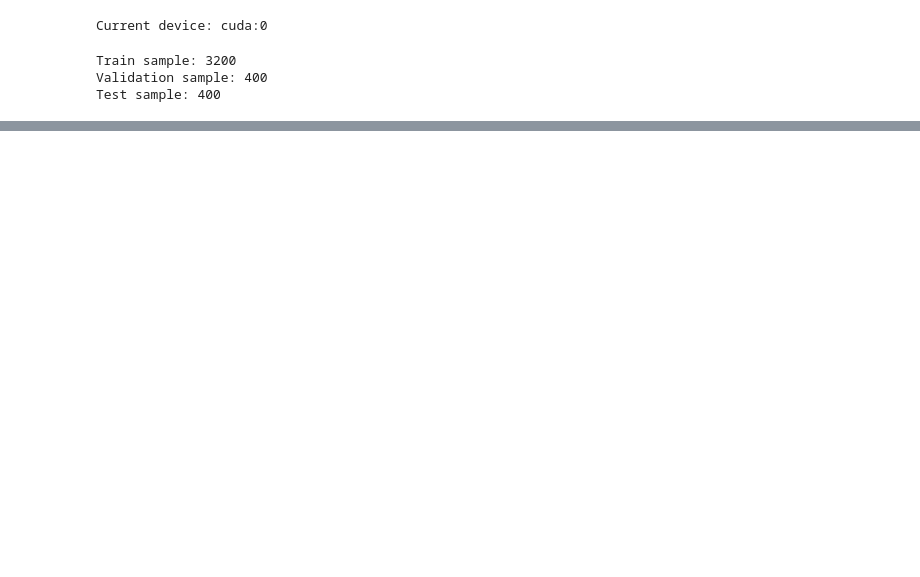
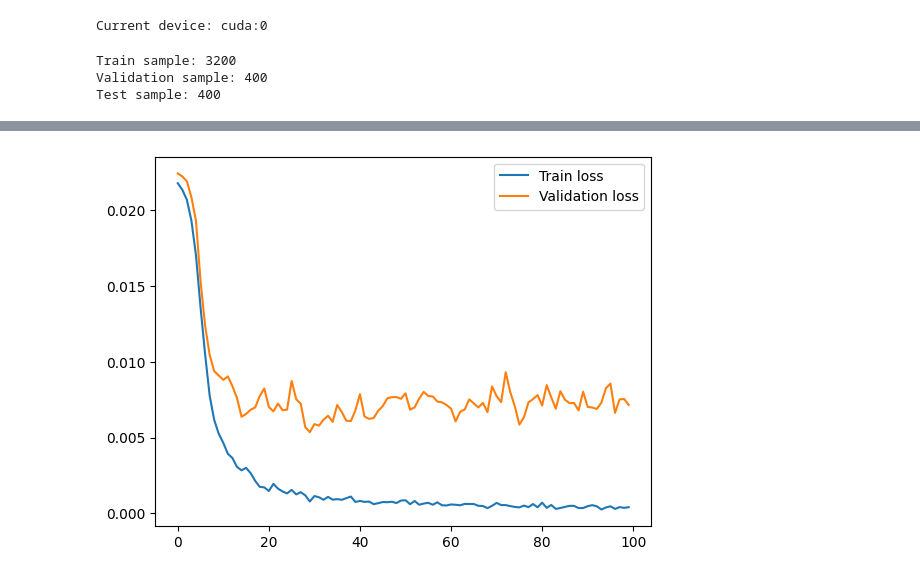
Before and after one commit to IDavron/exploring-neural-networks-weight-space, a Jupyter notebook: notebooks/classifier.ipynb, the cells around one changed output, grey strips where cells are left out. Drawn from its saved outputs; the diff is of its cells as text; code cells hidden in the pictures; blank space fills up the shorter version.

```diff
--- a/notebooks/classifier.ipynb
+++ b/notebooks/classifier.ipynb
@@ -173,0 +259,96 @@ plt.show()
+# %%
+# Load training config
+config_name = "2_train_angle_classifier_2.yaml"
+config = cfg.load_config(config_name, True)
+
+# Hyperparameters
+hyperparameters = config["HYPERPARAMETERS"]
+epochs = hyperparameters["EPOCHS"]
+learning_rate = hyperparameters["LEARNING_RATE"]
+seed = hyperparameters["SEED"]
+
+model_config = config["MODEL"]
+input_dim = model_config["INPUT_DIM"]
+hidden_dims = model_config["HIDDEN_DIMS"]
+output_dim = model_config["OUTPUT_DIM"]
+dropout = model_config["DROPOUT"]
+
+# TRAINING
+torch.manual_seed(seed)
+
+model = Classifier(input_dim, hidden_dims, output_dim, dropout)
+model.to(device)
+criterion = nn.BCELoss()
+optimizer = torch.optim.Adam(model.parameters(), lr=learning_rate)
+
+train_losses = []
+valid_losses = []
+
+# Training
+for epoch in tqdm(range(epochs)):
+    total_loss = 0
+    model.train()
+    for X, y in dataloader_train:
+        X = X.to(device)
+        y = y.to(device)
+        y_pred = model(X.float())
+        y = torch.nn.functional.one_hot(y, output_dim).float()
+        loss = criterion(y_pred, y)
+        total_loss += loss.item()
+        optimizer.zero_grad()
+        loss.backward()
+        optimizer.step()
+
+    total_loss /= len(dataloader_train.dataset)
+    train_losses.append(total_loss)
+
+    total_loss = 0
+    model.eval()
+    for X, y in dataloader_valid:
+        X = X.to(device)
+        y = y.to(device)
+        y_pred = model(X.float())
+        y = torch.nn.functional.one_hot(y, num_classes=output_dim).float()
+        loss = criterion(y_pred, y)
+        total_loss += loss.item()
+
+    total_loss /= len(dataloader_valid.dataset)
+    valid_losses.append(total_loss)
+
+plt.plot(train_losses, label="Train loss")
+plt.plot(valid_losses, label="Validation loss")
+plt.legend()
+plt.show()
+
+model_fresh = Classifier(input_dim, hidden_dims, output_dim)
+model_fresh.to(device)
+
+total_correct = 0
+for X, y in dataloader_test:
+    X = X.to(device)
+    y = y.to(device)
+    y_pred = model_fresh(X.float())
+    # Accuracy
+    y_pred = torch.argmax(y_pred, dim=1)
+    correct = (y_pred == y).sum()
+    total_correct += correct
+
+accuracy_fresh = total_correct / len(dataloader_test.dataset) * 100
+total_correct = 0
+for X, y in dataloader_test:
+    X = X.to(device)
+    y = y.to(device)
+    y_pred = model(X.float())
+    # Accuracy
+    y_pred = torch.argmax(y_pred, dim=1)
+    correct = (y_pred == y).sum()
+    total_correct += correct
+
+accuracy_trained = total_correct / len(dataloader_test.dataset) * 100
+
+plt.title("Fresh vs Trained model accuracies")
+plt.barh(["Trained", "Fresh"], [accuracy_trained.cpu().detach().numpy(), accuracy_fresh.cpu().detach().numpy()])
+plt.xlabel("Accuracy (%)")
+plt.show()
+# %% [output]
+[figure, added]
```
Also changed, not shown: parts of 12 cells of this notebook, 15 other files.
